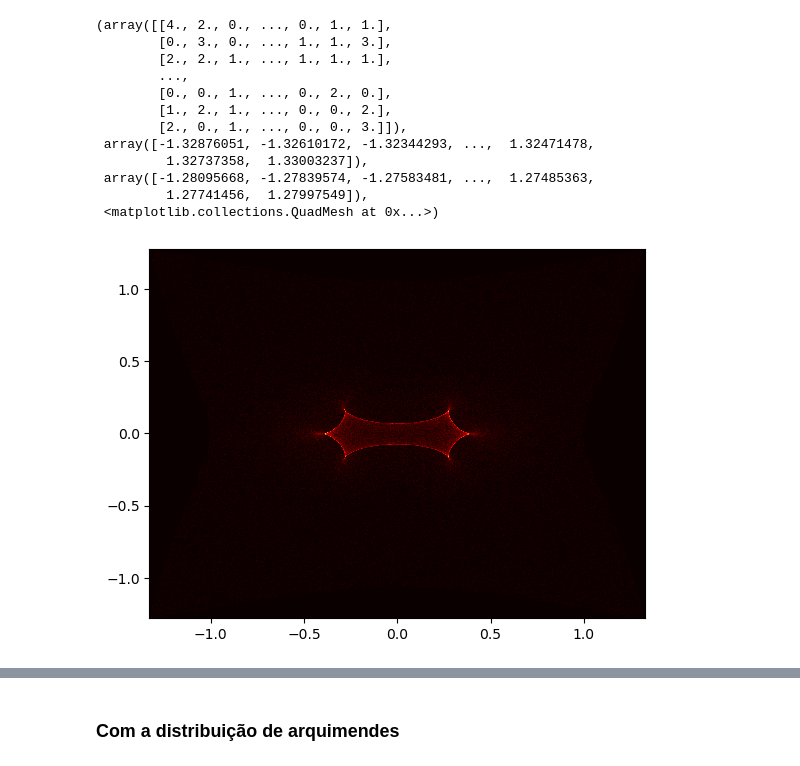
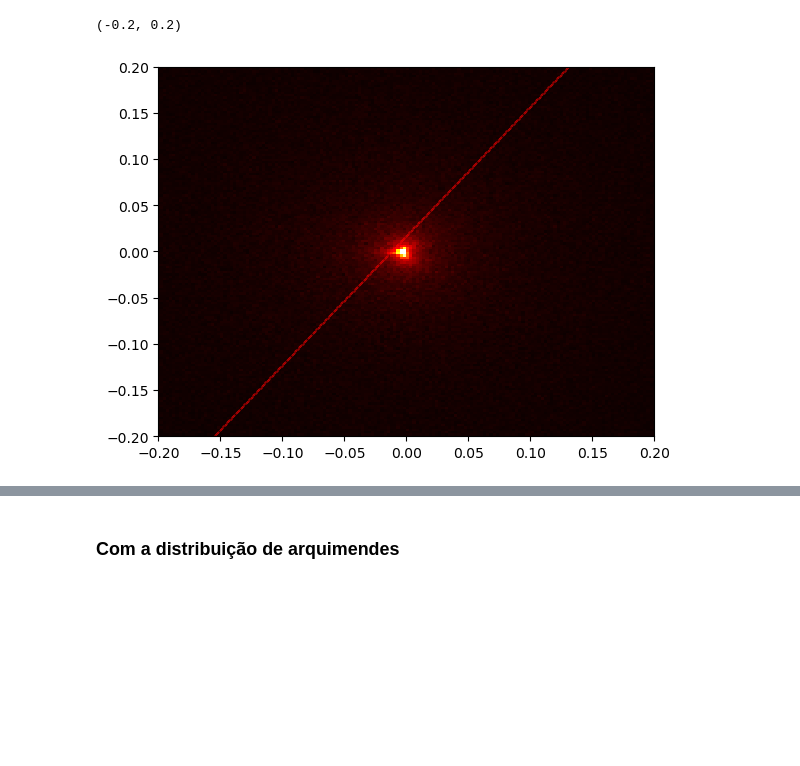
Before and after one commit to ylaksl/Microlensing, a Jupyter notebook: microlensing.ipynb, the cells around one changed output, grey strips where cells are left out. Drawn from its saved outputs; the diff is of its cells as text; code cells hidden in the pictures; blank space fills up the shorter version.

```diff
--- a/microlensing.ipynb
+++ b/microlensing.ipynb
@@ -45,17 +45,19 @@ plt.scatter(zfx, zfy, color = 'black', s = 0.1)
 # %%
-e1 = 0.5     #=> fração da massa
-r1x = -0.75    #=> posição da lente j em relação a origem
+e1 = 1 - 0.0039    #=> fração da massa
+r1x = 0    #=> posição da lente j em relação a origem
 r1y = 0
-e2 = 0.5     #=> fração da massa
-r2x = 0.75
+e2 = 0.0039    #=> fração da massa
+r2x = -0.75
 r2y = 0
 
 zfx = zix - (e1/np.sqrt((zix-r1x)**2 + (ziy-r1y)**2))*(zix - r1x) - (e2/np.sqrt((zix-r2x)**2 + (ziy-r2y)**2))*(zix - r2x)
 zfy = ziy - (e1/np.sqrt((zix-r1x)**2 + (ziy-r1y)**2))*(ziy - r1y)- (e2/np.sqrt((zix-r2x)**2 + (ziy-r2y)**2))*(ziy - r2y)
 
-plt.tick_params(direction='in', which = 'both', bottom = 1, top =1, left = 1, right = 1)
-plt.xlim(-1.5,1.5)
-plt.ylim(-1.5,1.5)
 
 plt.scatter(zfx, zfy, color = 'black', s = 0.1)
+
+# plt.hist2d(zfx, zfy, bins = 1000,  cmap ="hot", vmin=0, vmax=45)
+# plt.tick_params(direction='in', which = 'both', bottom = 1, top =1, left = 1, right = 1)
+plt.xlim(-.5,.5)
+plt.ylim(-.5,.5)
 # %% [output]
@@ -73,23 +75,16 @@ zfy = ziy - (e1/np.sqrt((zix-r1x)**2 + (ziy-r1y)**2))*(ziy - r1y)- (e2/np.sqrt((
 # %%
 ##Mapa de magnificação
 plt.hist2d(zfx, zfy,
            bins = 1000,
-           cmap ="hot")
+           cmap ="hot", vmin = 0, vmax = 500)
 
-           #cmin = 0.5)
+plt.scatter(xp, yp, c='red', marker='.', s=0.5)
+
+
+plt.xlim(-.2,.2)
+plt.ylim(-.2,.2)
 # %% [output]
-(array([[4., 2., 0., ..., 0., 1., 1.],
-        [0., 3., 0., ..., 1., 1., 3.],
-        [2., 2., 1., ..., 1., 1., 1.],
-        ...,
-        [0., 0., 1., ..., 0., 2., 0.],
-        [1., 2., 1., ..., 0., 0., 2.],
-        [2., 0., 1., ..., 0., 0., 3.]]),
- array([-1.32876051, -1.32610172, -1.32344293, ...,  1.32471478,
-         1.32737358,  1.33003237]),
- array([-1.28095668, -1.27839574, -1.27583481, ...,  1.27485363,
-         1.27741456,  1.27997549]),
- <matplotlib.collections.QuadMesh at 0x...>)
+(-0.2, 0.2)
-[figure, old version]
+[figure, new version]
 # %%
 grid_size = 0.01
```
Also changed, not shown: parts of 18 cells of this notebook.
